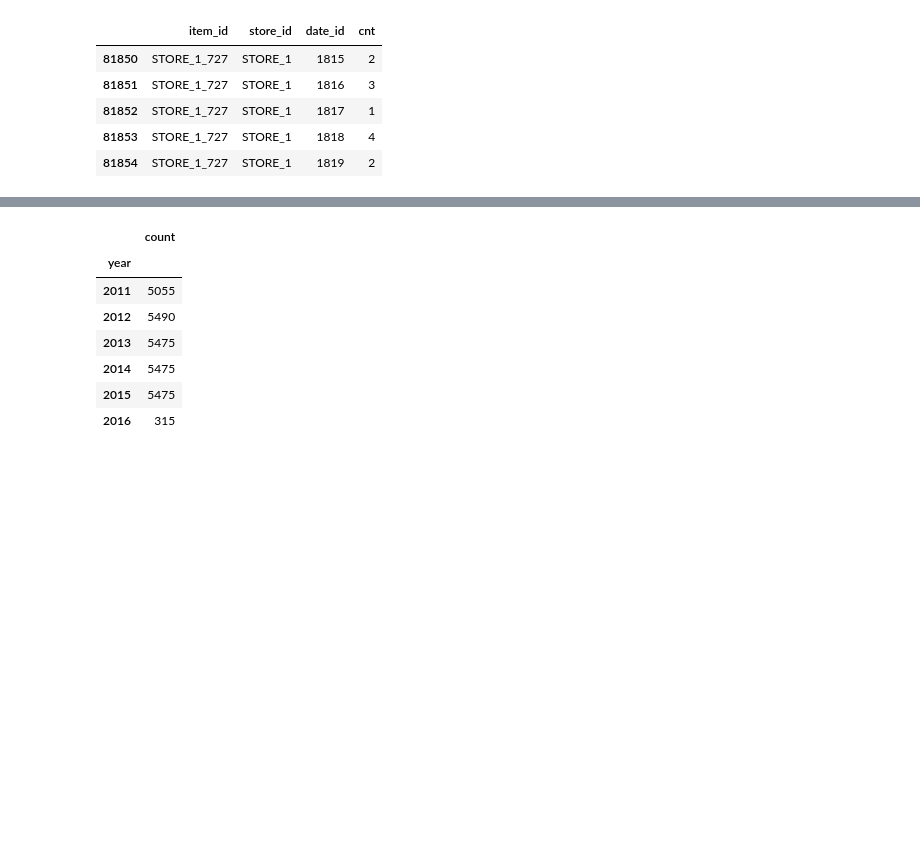
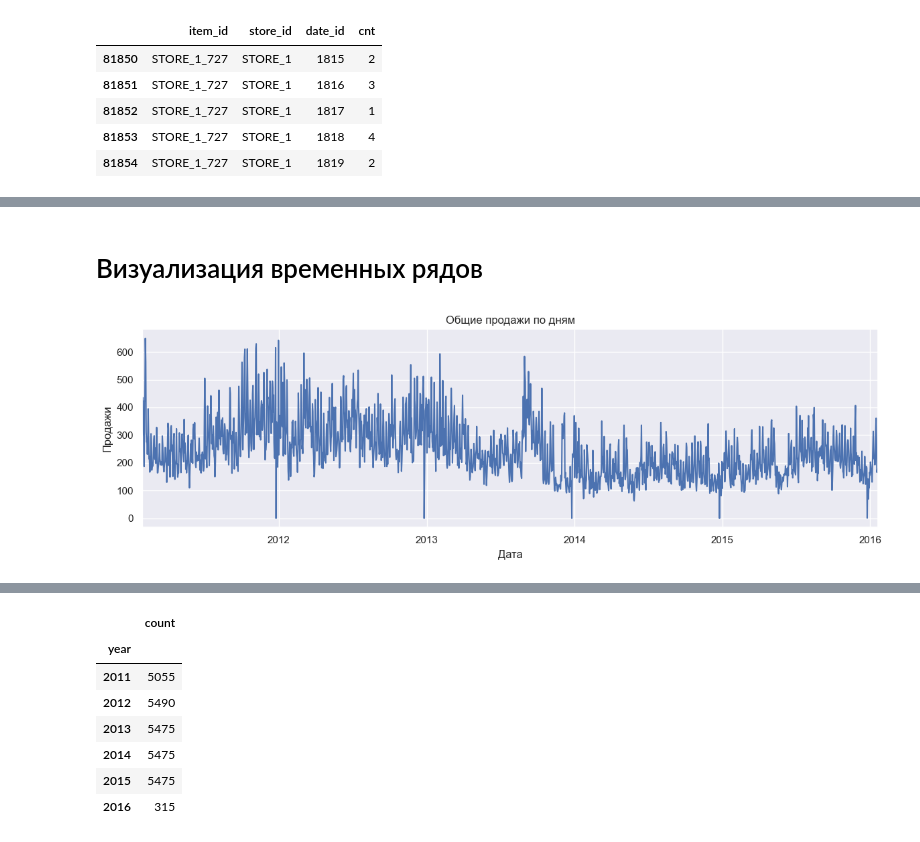
Before and after one commit to qw1zzard/itmo_timeseries, a Jupyter notebook: notebooks/data_analysis.ipynb, the cells around one changed output, grey strips where cells are left out. Drawn from its saved outputs; the diff is of its cells as text; code cells hidden in the pictures; blank space fills up the shorter version.

```diff
--- a/notebooks/data_analysis.ipynb
+++ b/notebooks/data_analysis.ipynb
@@ -168,0 +176,14 @@ df.tail()
+# %% [markdown]
+# Визуализация временных рядов
+# %%
+agg_by_day = df.groupby('date')['cnt'].sum()
+
+plt.figure(figsize=(12, 4))
+agg_by_day.plot()
+plt.title('Общие продажи по дням')
+plt.xlabel('Дата')
+plt.ylabel('Продажи')
+plt.tight_layout()
+plt.show()
+# %% [output]
+[figure, added]
```
Also changed, not shown: parts of 23 cells of this notebook, 1 other file.
